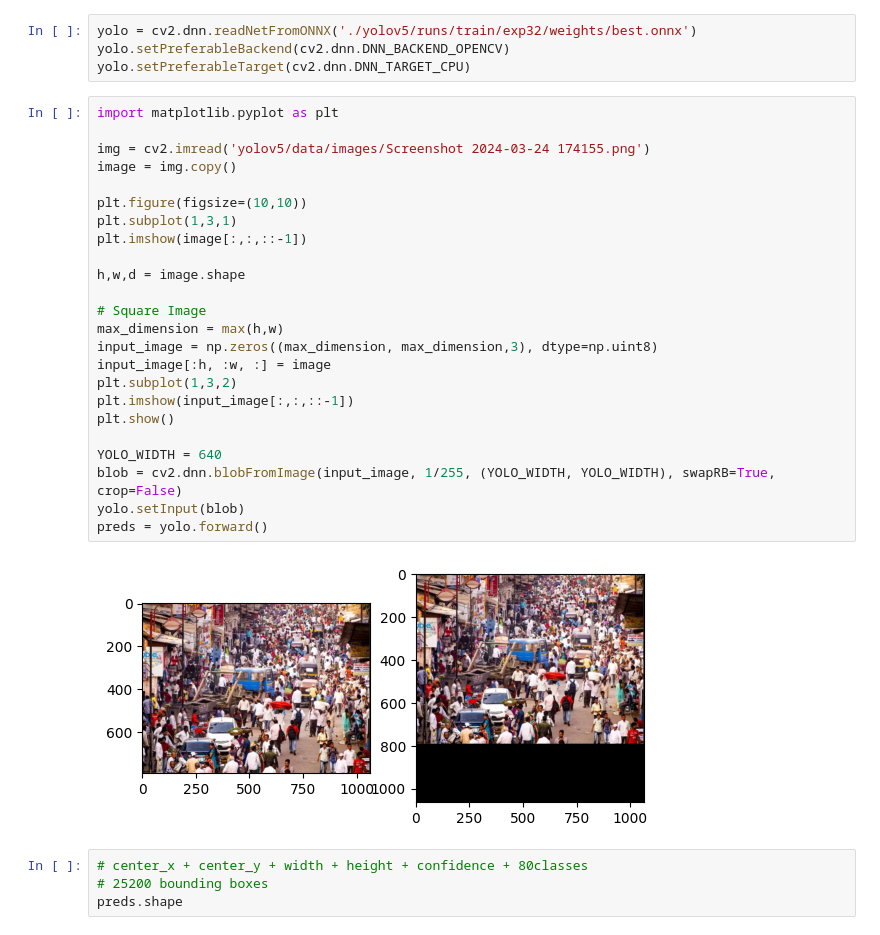
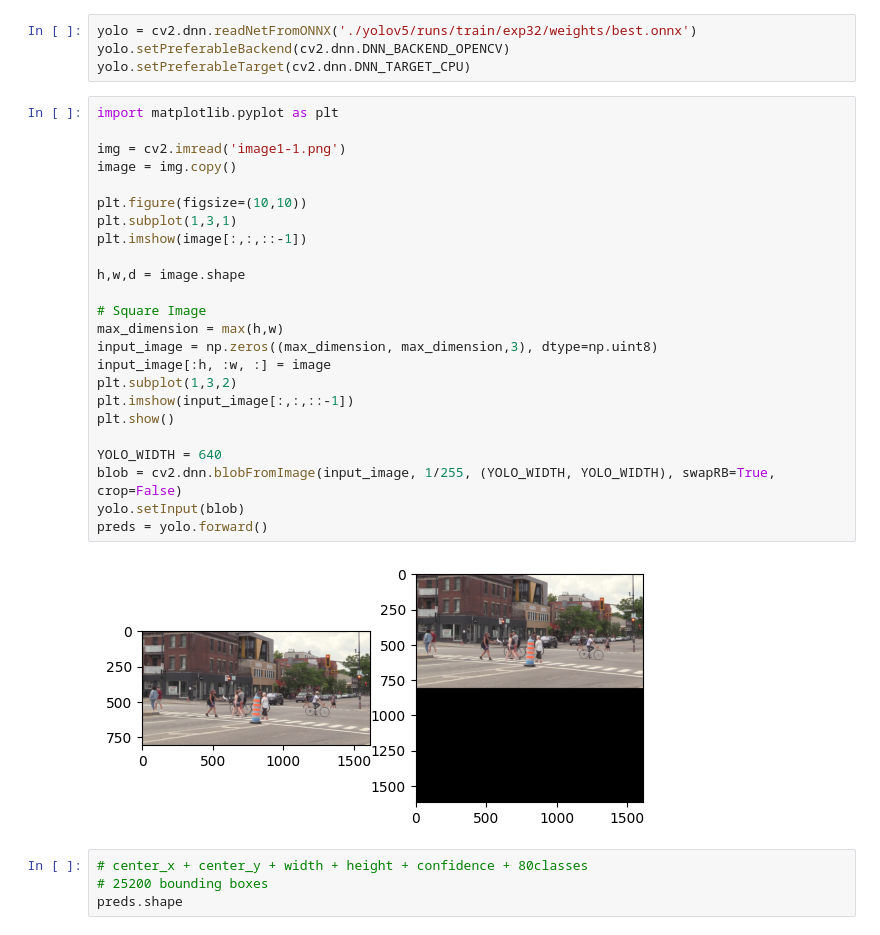
Before and after one commit to anuj-mali/YOLO-Object-Detection, a Jupyter notebook: Inference.ipynb, the cells around one changed output. Drawn from its saved outputs; the diff is of its cells as text.

```diff
--- a/Inference.ipynb
+++ b/Inference.ipynb
@@ -35,29 +35,29 @@ yolo.setPreferableTarget(cv2.dnn.DNN_TARGET_CPU)
 # %%
 import matplotlib.pyplot as plt
 
-img = cv2.imread('yolov5/data/images/Screenshot 2024-03-24 174155.png')
+img = cv2.imread('image1-1.png')
 image = img.copy()
 
 plt.figure(figsize=(10,10))
 plt.subplot(1,3,1)
 plt.imshow(image[:,:,::-1])
 
 h,w,d = image.shape
 
 # Square Image
 max_dimension = max(h,w)
 input_image = np.zeros((max_dimension, max_dimension,3), dtype=np.uint8)
 input_image[:h, :w, :] = image
 plt.subplot(1,3,2)
 plt.imshow(input_image[:,:,::-1])
 plt.show()
 
 YOLO_WIDTH = 640
 blob = cv2.dnn.blobFromImage(input_image, 1/255, (YOLO_WIDTH, YOLO_WIDTH), swapRB=True, crop=False)
 yolo.setInput(blob)
 preds = yolo.forward()
 # %% [output]
-[figure, old version]
+[figure, new version]
 # %%
 # center_x + center_y + width + height + confidence + 80classes
 # 25200 bounding boxes
```
Also changed, not shown: parts of 1 cell of this notebook, 2 other files.
